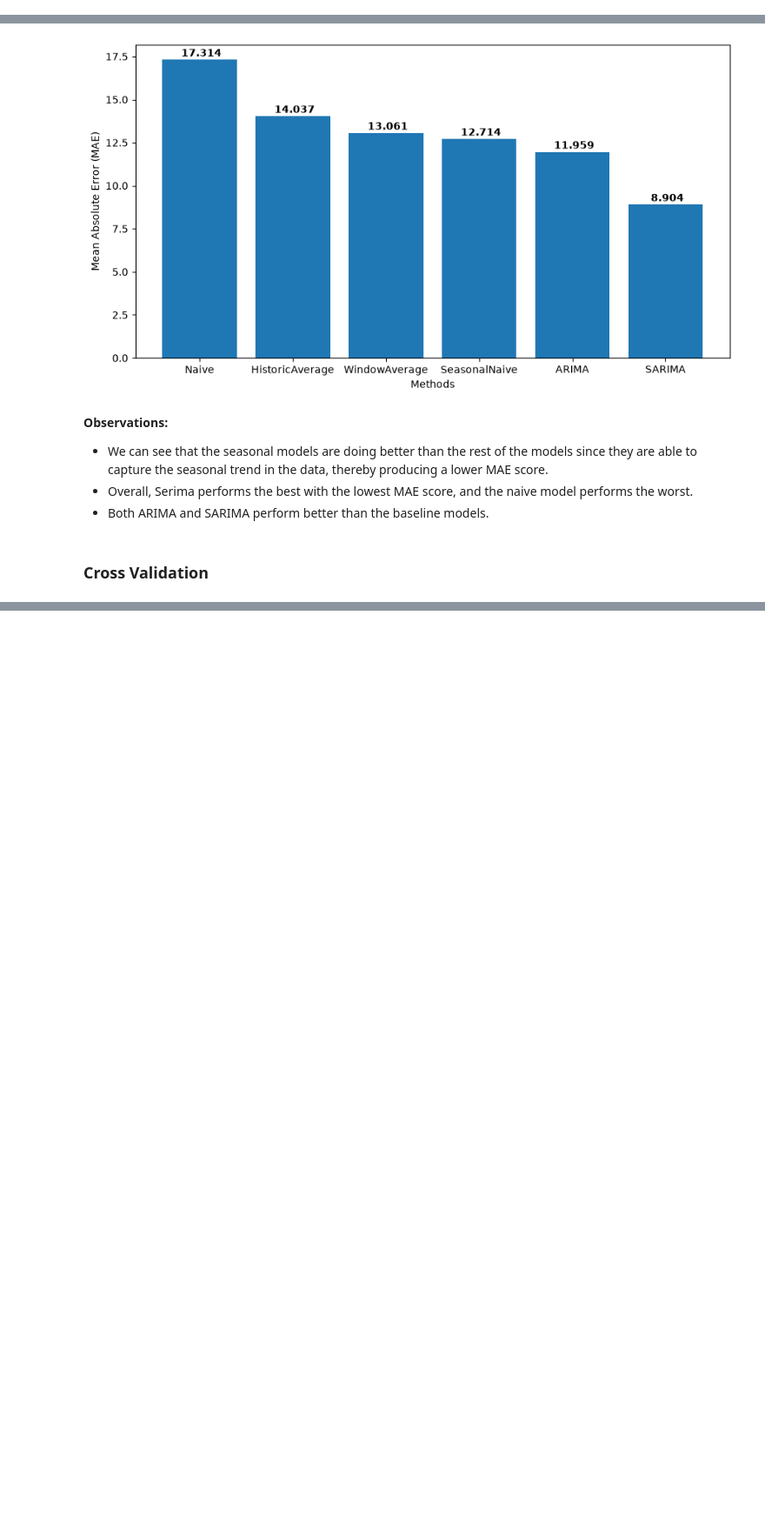
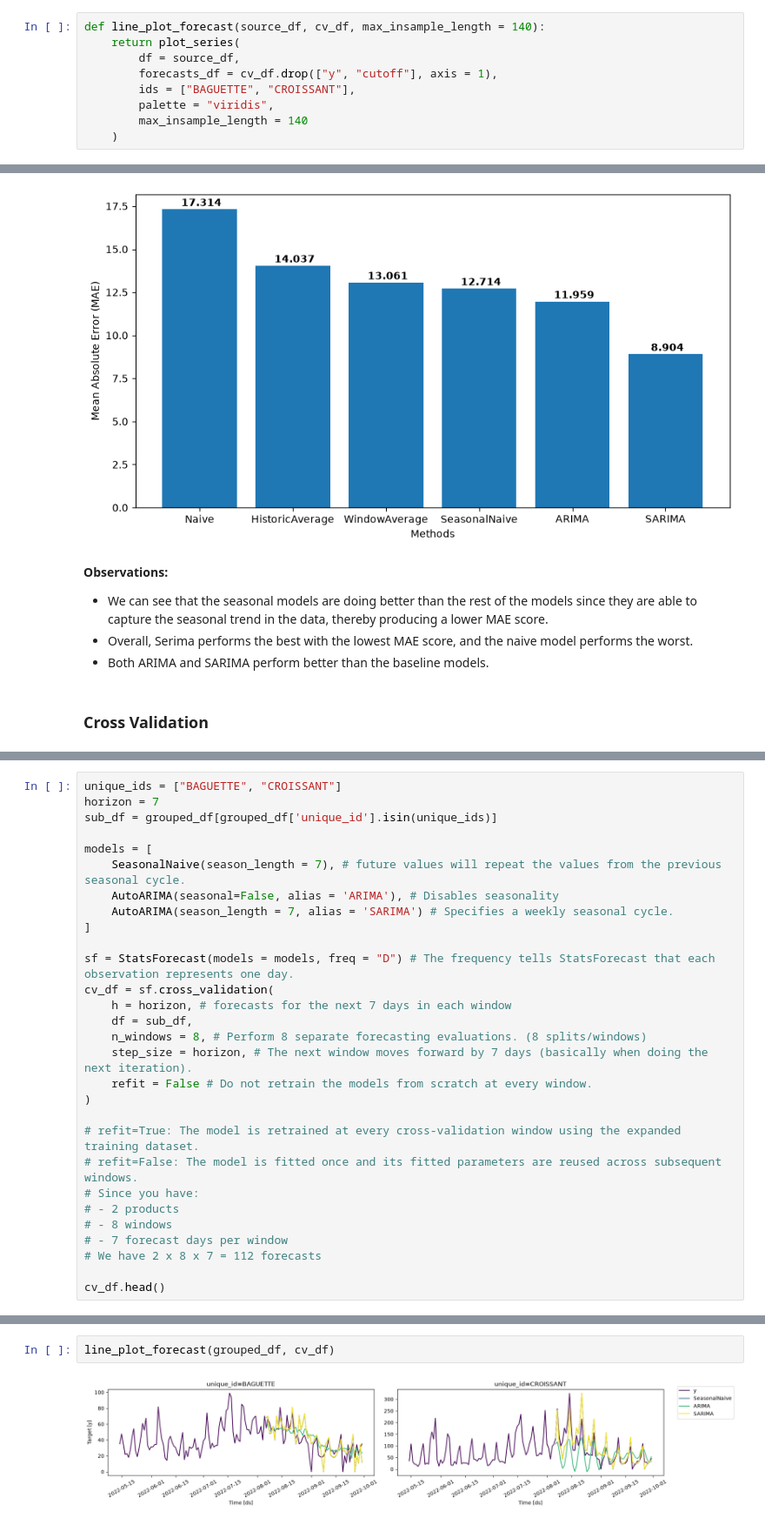
Before and after one commit to GauriR011/Time-Series-Analysis-With-Statistical-Models, a Jupyter notebook: main.ipynb, the cells around one changed output, grey strips where cells are left out. Shown at 87% size. Drawn from its saved outputs; the diff is of its cells as text; blank space fills up the shorter version.

Commit message:
Creating time series features from data.

```diff
--- a/main.ipynb
+++ b/main.ipynb
@@ -13,6 +20,15 @@ import warnings
 warnings.filterwarnings("ignore")
 # %%
 # pip install pandas numpy matplotlib utilsforecast statsforecast
+# %%
+def line_plot_forecast(source_df, cv_df, max_insample_length = 140):
+    return plot_series(
+        df = source_df,
+        forecasts_df = cv_df.drop(["y", "cutoff"], axis = 1),
+        ids = ["BAGUETTE", "CROISSANT"],
+        palette = "viridis",
+        max_insample_length = 140
+    )
 # %%
 def bar_chart_eval_viz(eval_df, figsize):
     methods = eval_df.columns[1:].tolist()
@@ -260,0 +277,29 @@ bar_chart_eval_viz(arima_eval, (9,5))
+# %%
+unique_ids = ["BAGUETTE", "CROISSANT"]
+horizon = 7
+sub_df = grouped_df[grouped_df['unique_id'].isin(unique_ids)]
+
+models = [
+    SeasonalNaive(season_length = 7), # future values will repeat the values from the previous seasonal cycle.
+    AutoARIMA(seasonal=False, alias = 'ARIMA'), # Disables seasonality
+    AutoARIMA(season_length = 7, alias = 'SARIMA') # Specifies a weekly seasonal cycle.
+]
+
+sf = StatsForecast(models = models, freq = "D") # The frequency tells StatsForecast that each observation represents one day.
+cv_df = sf.cross_validation(
+    h = horizon, # forecasts for the next 7 days in each window
+    df = sub_df,
+    n_windows = 8, # Perform 8 separate forecasting evaluations. (8 splits/windows)
+    step_size = horizon, # The next window moves forward by 7 days (basically when doing the next iteration).
+    refit = False # Do not retrain the models from scratch at every window.
+)
+
+# refit=True: The model is retrained at every cross-validation window using the expanded training dataset.
+# refit=False: The model is fitted once and its fitted parameters are reused across subsequent windows.
+# Since you have:
+# - 2 products
+# - 8 windows
+# - 7 forecast days per window
+# We have 2 x 8 x 7 = 112 forecasts
+
+cv_df.head()
@@ -260,0 +313,4 @@ bar_chart_eval_viz(arima_eval, (9,5))
+# %%
+line_plot_forecast(grouped_df, cv_df)
+# %% [output]
+[figure, added]
```
Also changed, not shown: parts of 28 cells of this notebook.
